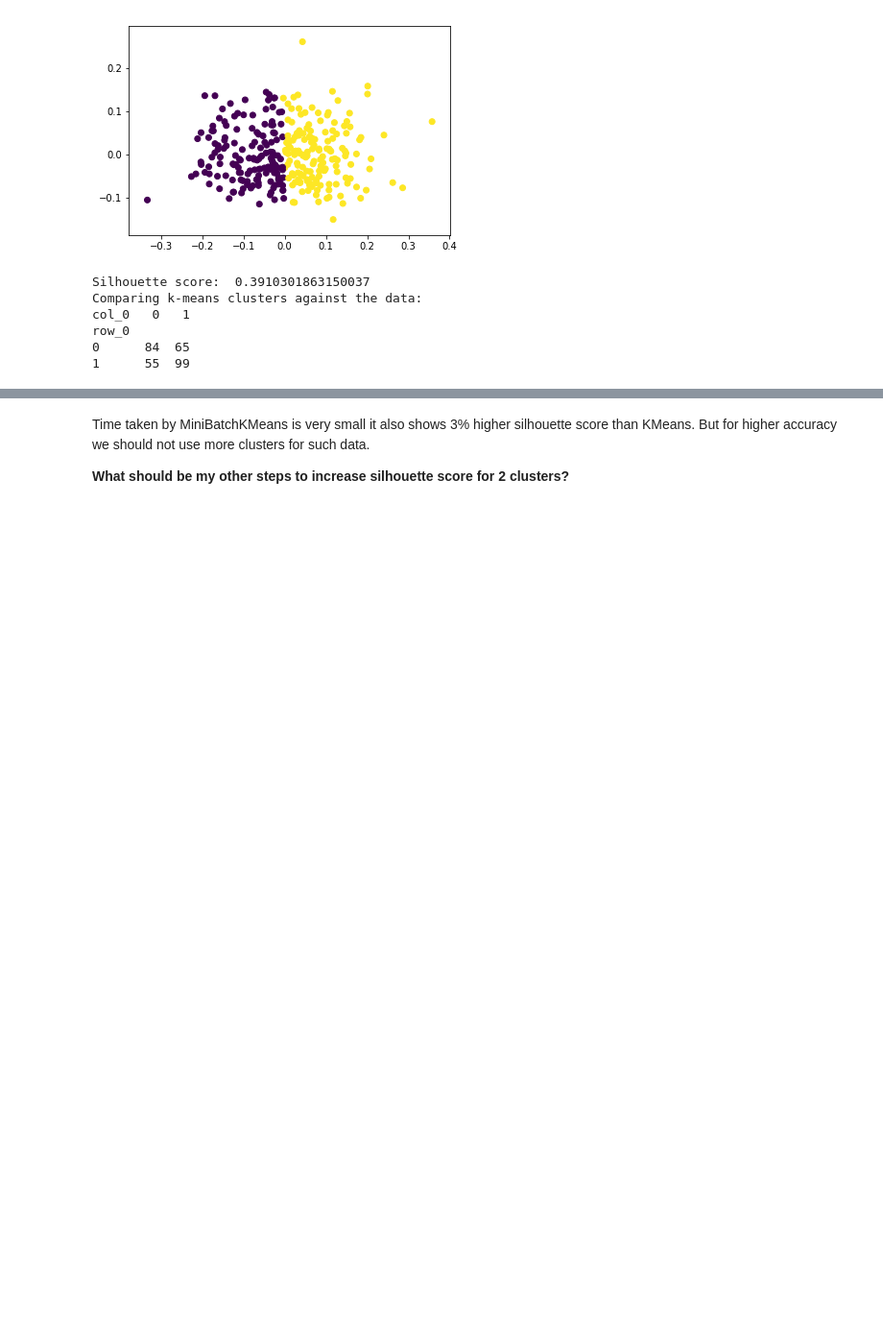
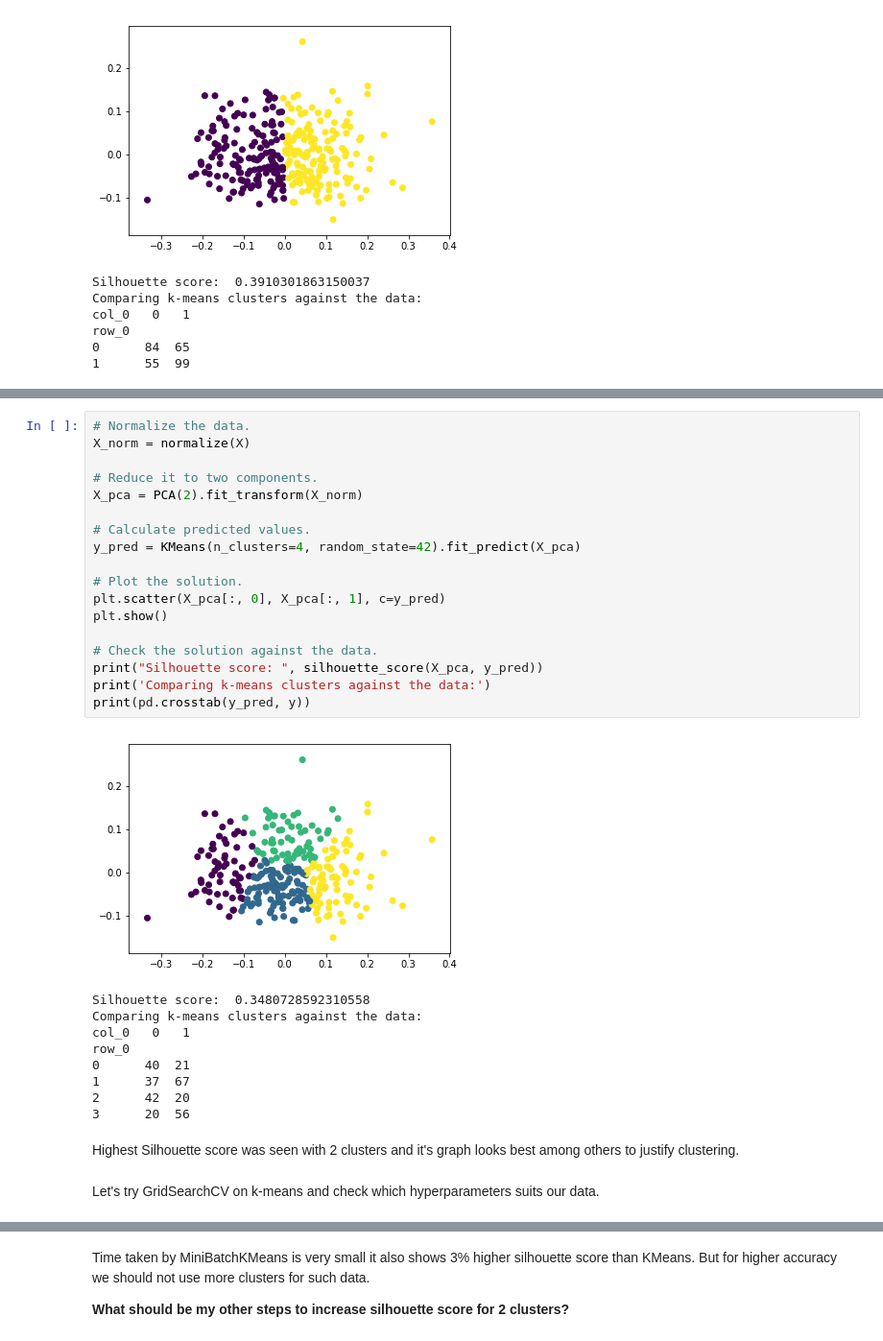
Before and after one commit to vivekpadia70/thinkful-data-science, a Jupyter notebook: More Clusters 4.2.2.ipynb, the cells around one changed output, grey strips where cells are left out. Shown: that part at 96% size. Saved outputs shown, nothing was run; the diff lists cells and outputs as text; blank space fills up the shorter version.

```diff
--- a/More Clusters 4.2.2.ipynb
+++ b/More Clusters 4.2.2.ipynb
@@ -75,3 +102,35 @@ row_0
+# %%
+# Normalize the data.
+X_norm = normalize(X)
+
+# Reduce it to two components.
+X_pca = PCA(2).fit_transform(X_norm)
+
+# Calculate predicted values.
+y_pred = KMeans(n_clusters=4, random_state=42).fit_predict(X_pca)
+
+# Plot the solution.
+plt.scatter(X_pca[:, 0], X_pca[:, 1], c=y_pred)
+plt.show()
+
+# Check the solution against the data.
+print("Silhouette score: ", silhouette_score(X_pca, y_pred))
+print('Comparing k-means clusters against the data:')
+print(pd.crosstab(y_pred, y))
+# %% [output]
+[figure, added]
+Silhouette score:  0.3480728592310558
+Comparing k-means clusters against the data:
+col_0   0   1
+row_0
+0      40  21
+1      37  67
+2      42  20
+3      20  56
+# %% [markdown]
+Highest Silhouette score was seen with 2 clusters and it's graph looks best among others to justify clustering.
+# %% [markdown]
+Let's try GridSearchCV on k-means and check which hyperparameters suits our data.
 # %%
 # Normalize the data.
 X_norm = normalize(X)
```
Also changed, not shown: parts of 5 cells of this notebook, 1 other file.
